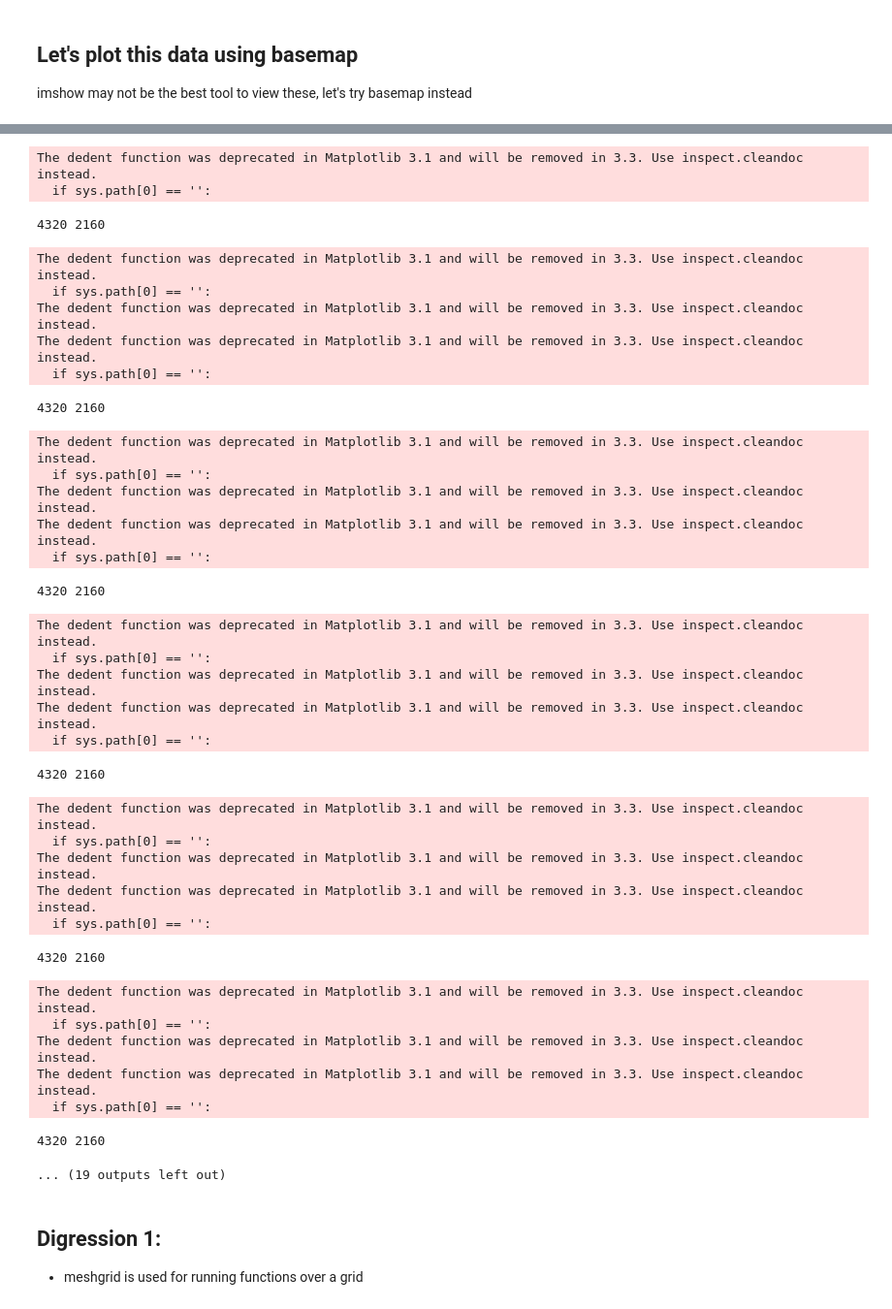
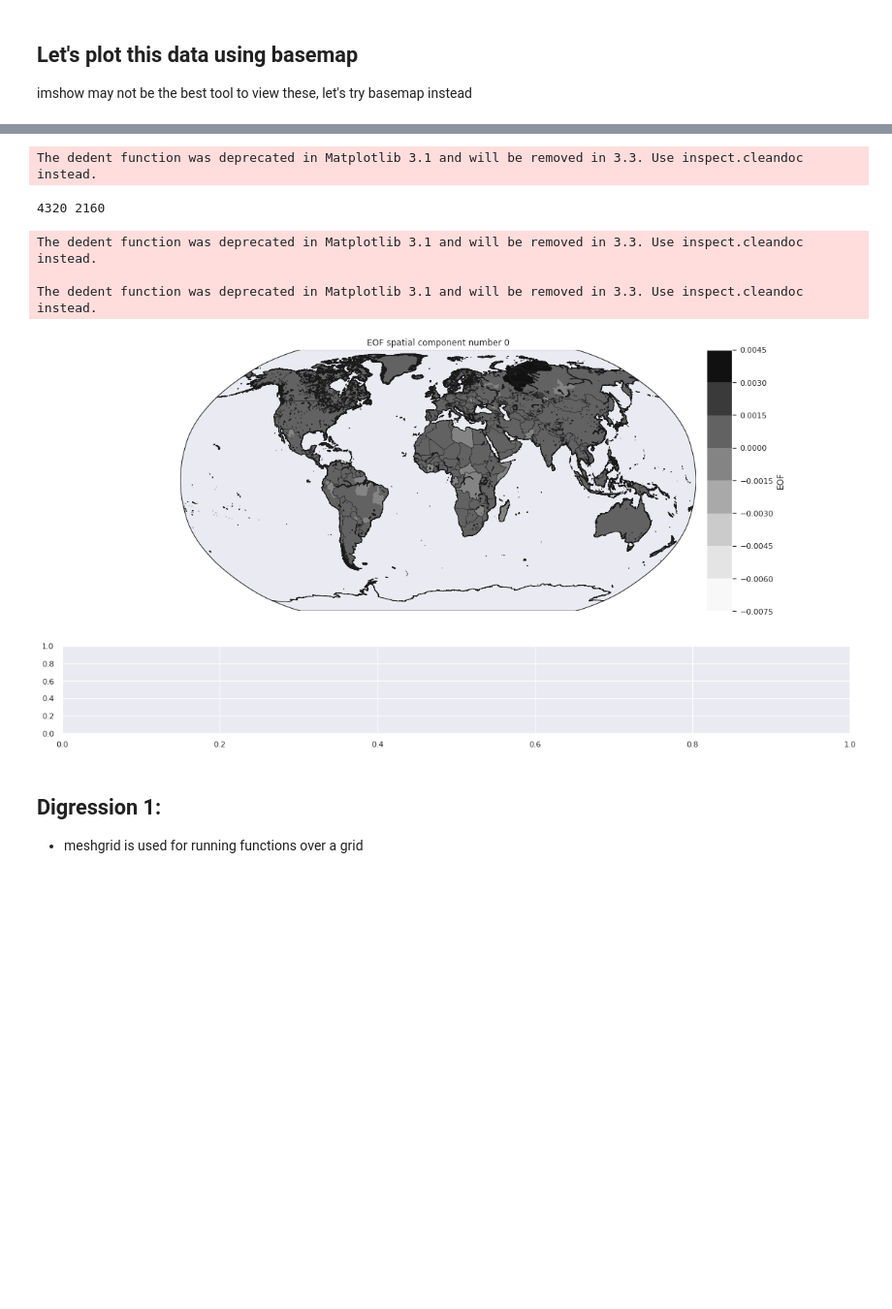
Before and after one commit to ArmaanBhullar/grid_gdp_analysis, a Jupyter notebook: gdp_analysis.ipynb, the cells around one changed output, grey strips where cells are left out. Shown at 97% size. Drawn from its saved outputs; the diff is of its cells as text; code cells hidden in the pictures; blank space fills up the shorter version.

```diff
--- a/gdp_analysis.ipynb
+++ b/gdp_analysis.ipynb
@@ -79,4 +104,5 @@ gdp_arr.shape
 from eofs.standard import Eof
 import importlib as imp
 # imp.reload(Eof)
-solver = Eof(gdp_arr)
+# ?Eof
+solver = Eof(gdp_masked, center=True)
@@ -132,0 +180,2 @@ np.sum(vals.mask)
+# %%
+spatial_components = solver.eofsAsCovariance()
@@ -133,67 +186,41 @@ np.sum(vals.mask)
 # %%
 from mpl_toolkits.basemap import Basemap, maskoceans
-for i in tqdm.tqdm(range(10)):
-    fig, ax = plt.subplots(nrows=2, ncols=1, figsize=(20, 10), gridspec_kw={'height_ratios': [3, 1]})
+for i in tqdm.tqdm(range(1)):
+    fig, ax = plt.subplots(nrows=2, ncols=1, figsize=(30, 20), gridspec_kw={'height_ratios': [3, 1]})
     print(len(lons), len(lats))
-    m = Basemap(projection='cyl',
-                llcrnrlon=min(lons),
-                llcrnrlat=min(lats),
-                urcrnrlon=max(lons),
-                urcrnrlat=max(lats),
+    m = Basemap(projection='robin',
+#                 llcrnrlon=min(lons),
+#                 llcrnrlat=min(lats),
+#                 urcrnrlon=max(lons),
+#                 urcrnrlat=max(lats),
+                lon_0 = 0,
+                lat_0 = 0,
                 ax=ax[0],
 #                 width=10,
-               resolution = 'i')
+               resolution = 'h')
     x, y = m(*np.meshgrid(lons, lats))
-    vals = maskoceans(x, y, spatial_components[i,:,:].squeeze())
-    clevs = np.linspace(np.min(vals), np.max(vals), 50)
-    cs = m.contourf(x, y, vals, cmap = plt.cm.RdBu)
+    vals = maskoceans(x, y, spatial_components[i].squeeze())
+#     clevs = np.linspace(np.min(vals), np.max(vals), 50)
+    cs = m.contourf(x, y, vals, cmap = plt.cm.Greys)
     m.drawcoastlines()
     m.drawcountries()
     cb = m.colorbar(cs, 'right', size='5%', pad='2%')
     cb.set_label('EOF', fontsize=12)
     ax[0].set_title('EOF spatial component number {}'.format(i))
 #     ax[1].set_title('EOF ' + str(i+1), fontsize=16)
-    ax[1].plot(years, pc_time[:,i], linewidth=2)
-    ax[1].set_title('Temporal coefficient for EOF_{} over time'.format(i))
-    ax[1].set_xlabel('Measurement Year')
-    ax[1].set_ylabel('Coefficient value')
-#     ax[1].set_facecolor('xkcd:salmon')
-    plt.savefig('./plots/EOF/EOF_{}.png'.format(i), format='png', dpi = 1000)
+#     ax[1].plot(years, pc_time[:,i], linewidth=2)
+#     ax[1].set_title('Temporal coefficient for EOF_{} over time'.format(i))
+#     ax[1].set_xlabel('Measurement Year')
+#     ax[1].set_ylabel('Coefficient value')
+# #     ax[1].set_facecolor('xkcd:salmon')
+#     plt.savefig('./plots/EOF/EOF_{}.png'.format(i), format='png', dpi = 1000)
 # %% [output]
 The dedent function was deprecated in Matplotlib 3.1 and will be removed in 3.3. Use inspect.cleandoc instead.
-  if sys.path[0] == '':
 4320 2160
 The dedent function was deprecated in Matplotlib 3.1 and will be removed in 3.3. Use inspect.cleandoc instead.
-  if sys.path[0] == '':
+
 The dedent function was deprecated in Matplotlib 3.1 and will be removed in 3.3. Use inspect.cleandoc instead.
-The dedent function was deprecated in Matplotlib 3.1 and will be removed in 3.3. Use inspect.cleandoc instead.
-  if sys.path[0] == '':
-4320 2160
-The dedent function was deprecated in Matplotlib 3.1 and will be removed in 3.3. Use inspect.cleandoc instead.
-  if sys.path[0] == '':
-The dedent function was deprecated in Matplotlib 3.1 and will be removed in 3.3. Use inspect.cleandoc instead.
-The dedent function was deprecated in Matplotlib 3.1 and will be removed in 3.3. Use inspect.cleandoc instead.
-  if sys.path[0] == '':
-4320 2160
-The dedent function was deprecated in Matplotlib 3.1 and will be removed in 3.3. Use inspect.cleandoc instead.
-  if sys.path[0] == '':
-The dedent function was deprecated in Matplotlib 3.1 and will be removed in 3.3. Use inspect.cleandoc instead.
-The dedent function was deprecated in Matplotlib 3.1 and will be removed in 3.3. Use inspect.cleandoc instead.
-  if sys.path[0] == '':
-4320 2160
-The dedent function was deprecated in Matplotlib 3.1 and will be removed in 3.3. Use inspect.cleandoc instead.
-  if sys.path[0] == '':
-The dedent function was deprecated in Matplotlib 3.1 and will be removed in 3.3. Use inspect.cleandoc instead.
-The dedent function was deprecated in Matplotlib 3.1 and will be removed in 3.3. Use inspect.cleandoc instead.
-  if sys.path[0] == '':
-4320 2160
-The dedent function was deprecated in Matplotlib 3.1 and will be removed in 3.3. Use inspect.cleandoc instead.
-  if sys.path[0] == '':
-The dedent function was deprecated in Matplotlib 3.1 and will be removed in 3.3. Use inspect.cleandoc instead.
-The dedent function was deprecated in Matplotlib 3.1 and will be removed in 3.3. Use inspect.cleandoc instead.
-  if sys.path[0] == '':
-4320 2160
-... (19 outputs left out)
+[figure, added]
 # %%
 plt.rcParams['savefig.facecolor'] = 'white'
 # %% [markdown]
```
Also changed, not shown: parts of 24 cells of this notebook, 5 other files.
